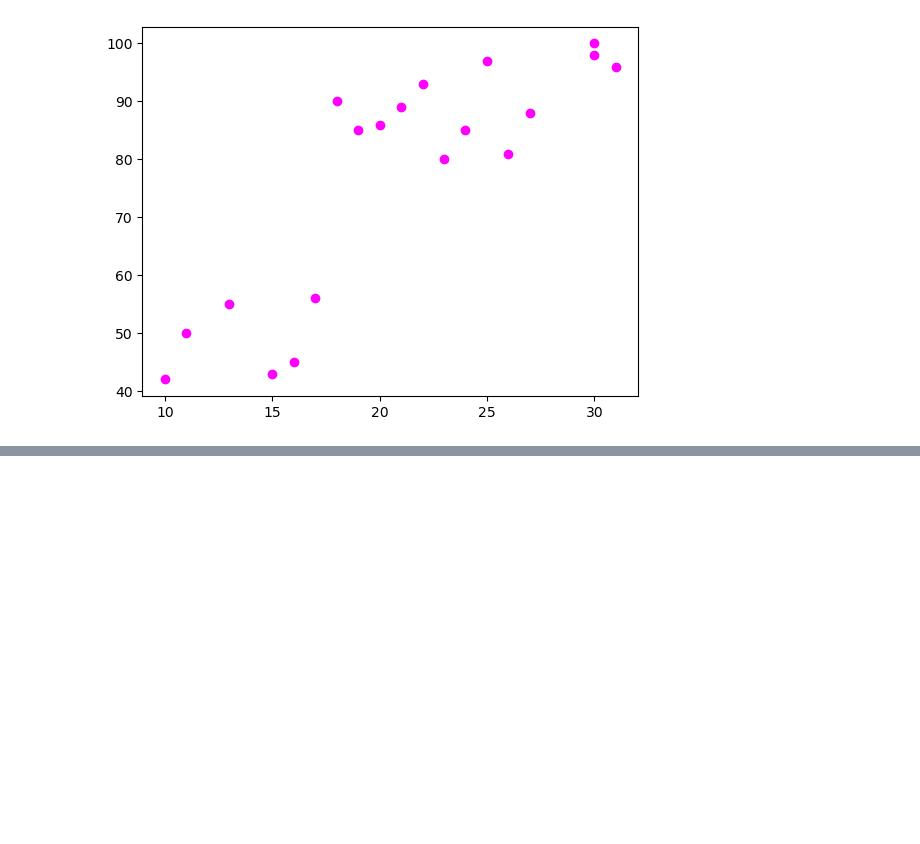
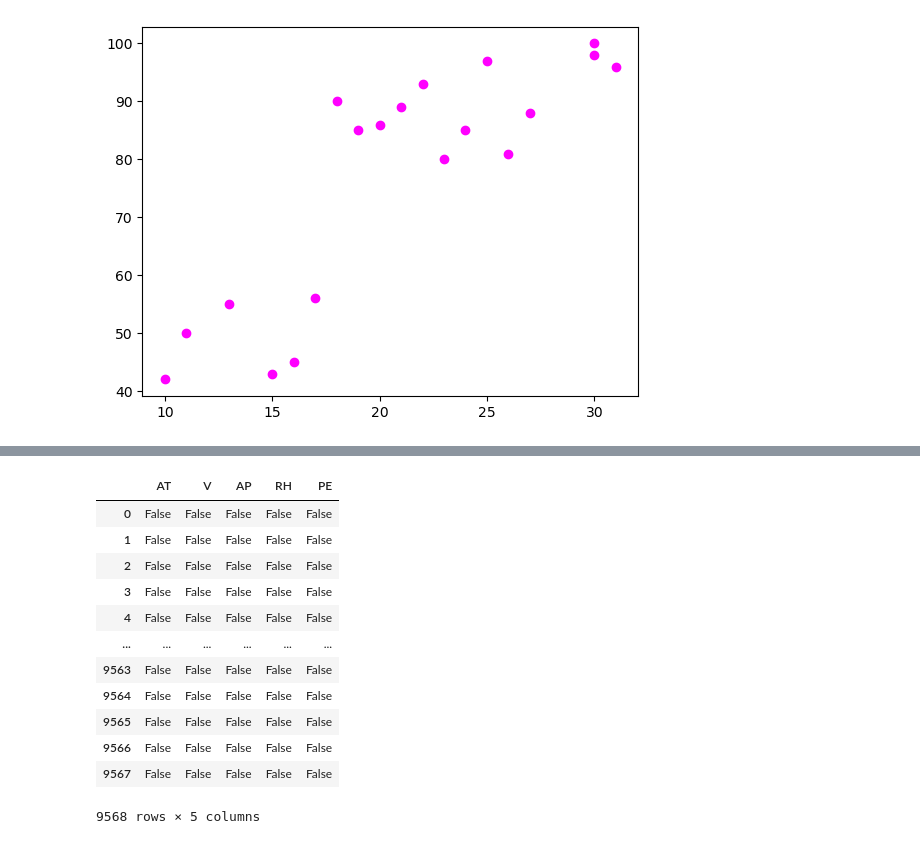
Before and after one commit to shankar1R/AI-ML, a Jupyter notebook: ML practies.ipynb, the cells around one changed output, grey strips where cells are left out. Cells and saved outputs as stored; diff of their text form; code cells hidden in the pictures; blank space fills up the shorter version.

```diff
--- a/ML practies.ipynb
+++ b/ML practies.ipynb
@@ -33,0 +262,24 @@ plt.show()
+# %%
+
+
+import pandas as pd
+import numpy as np
+
+data=pd.read_csv("E:\AI&ML\Exel sheets\mlpractise.csv")
+data
+
+data.isnull()
+# %% [output]
+|  | AT | V | AP | RH | PE |
+| 0 | False | False | False | False | False |
+| 1 | False | False | False | False | False |
+| 2 | False | False | False | False | False |
+| 3 | False | False | False | False | False |
+| 4 | False | False | False | False | False |
+| ... | ... | ... | ... | ... | ... |
+| 9563 | False | False | False | False | False |
+| 9564 | False | False | False | False | False |
+| 9565 | False | False | False | False | False |
+| 9566 | False | False | False | False | False |
+| 9567 | False | False | False | False | False |
+9568 rows × 5 columns
```
Also changed, not shown: parts of 14 cells of this notebook, 5 other files.
